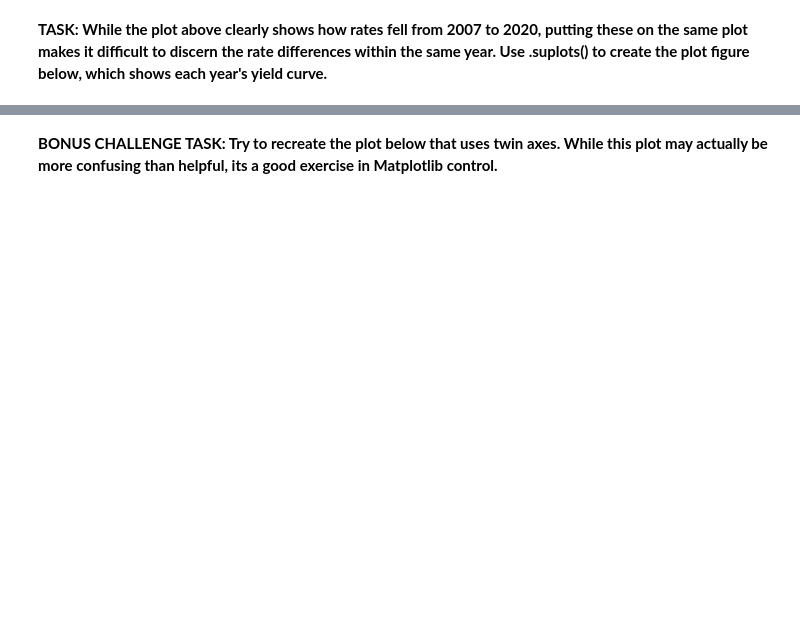
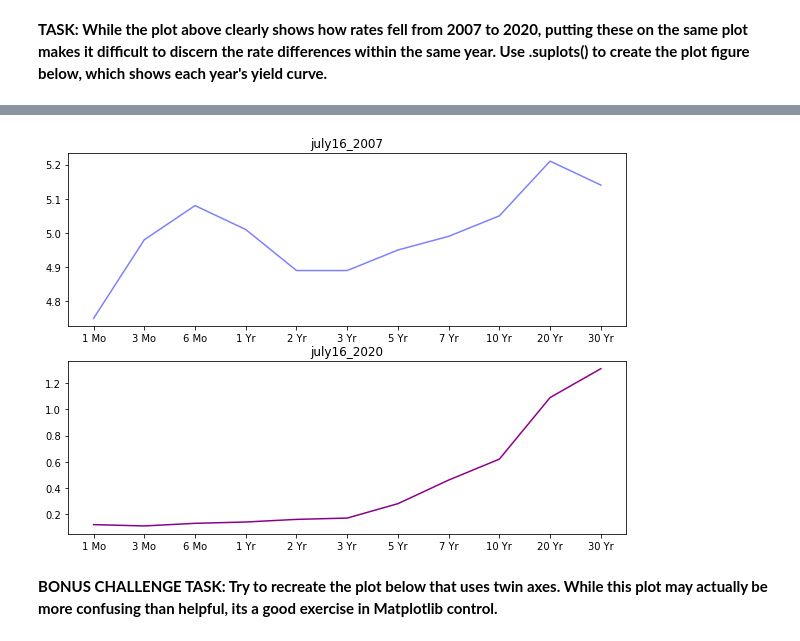
Before and after one commit to Denisse-AB/machine-learning, a Jupyter notebook: Matplotlib Exercises.ipynb, the cells around one changed output, grey strips where cells are left out. Cells and saved outputs as stored; diff of their text form; code cells hidden in the pictures; blank space fills up the shorter version.

```diff
--- a/Matplotlib Exercises.ipynb
+++ b/Matplotlib Exercises.ipynb
@@ -172,2 +139,20 @@ july16_2020 = [0.12,0.11,0.13,0.14,0.16,0.17,0.28,0.46,0.62,1.09,1.31]
+# %%
+fig, ax = plt.subplots(figsize=(10,7), nrows=2,ncols=1)
+
+# lines
+ax[0].plot(july16_2007, color="blue", alpha=0.5)
+ax[0].set_title('july16_2007')
+ax[0].set_xticks(range(0,11))
+ax[0].set_xticklabels(labels)
+
+ax[1].plot(july16_2020, color="#8B008B")
+ax[1].set_title('july16_2020')
+ax[1].set_xticks(range(0,11))
+ax[1].set_xticklabels(labels)
+
+# plt.legend(["july16_2007", "july16_2020"], bbox_to_anchor=(1.30, 0.5))
+plt.show();
+# %% [output]
+[figure, added]
 # %% [markdown]
 **BONUS CHALLENGE TASK: Try to recreate the plot below that uses twin axes. While this plot may actually be more confusing than helpful, its a good exercise in Matplotlib control.**
```
Also changed, not shown: parts of 18 cells of this notebook.
